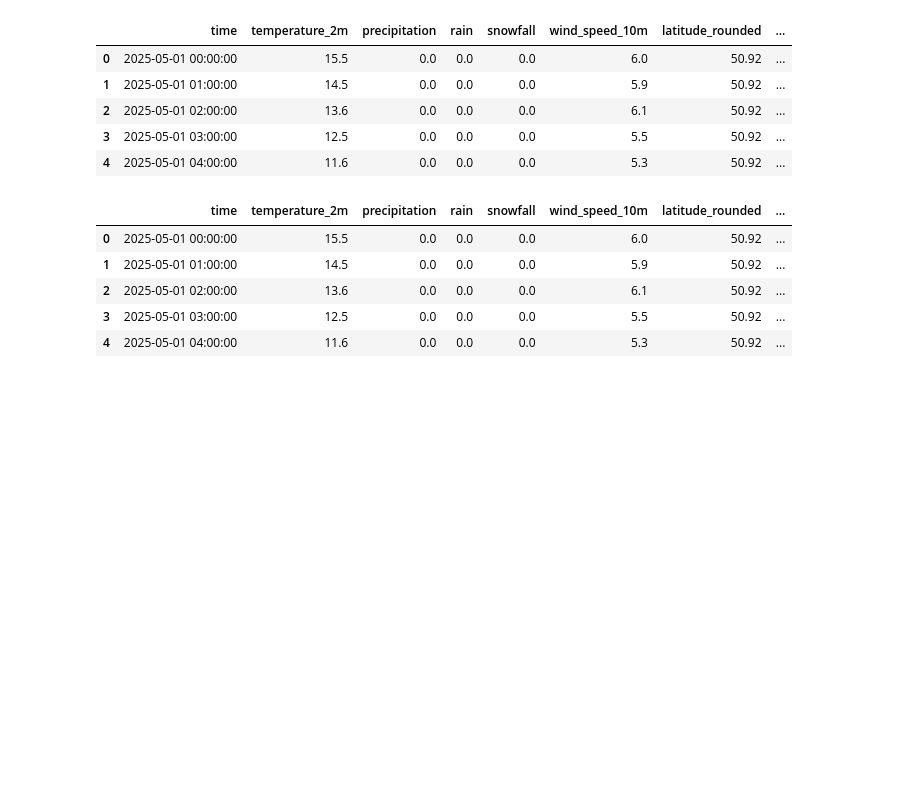
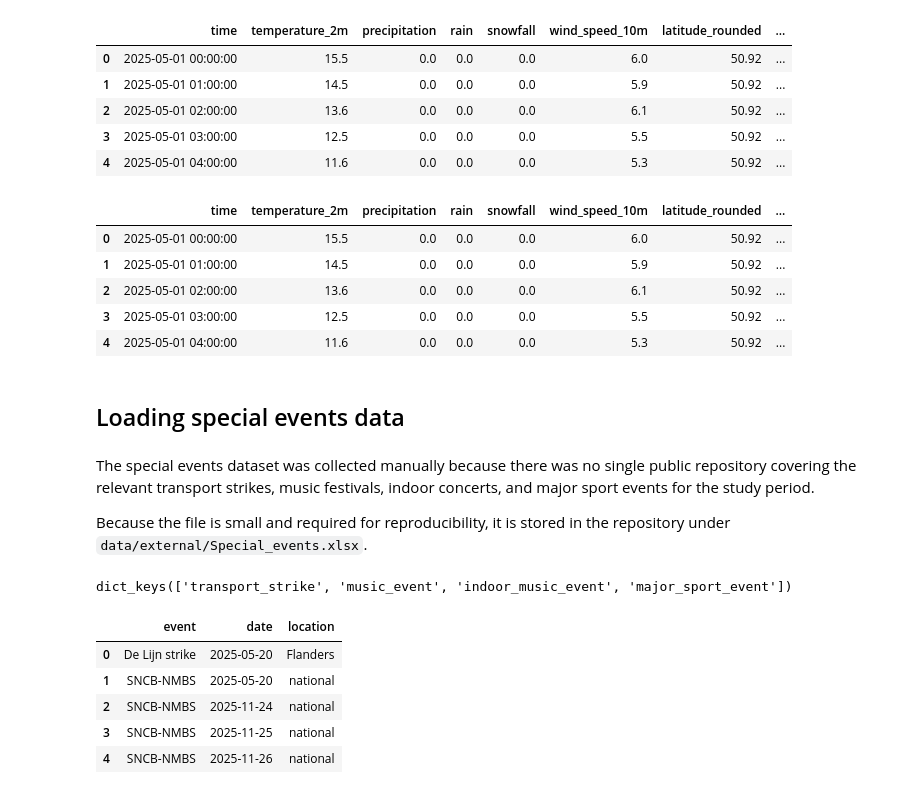
Before and after one commit to annasolodka/mda-cycling-traffic-analysis, a Jupyter notebook: notebooks/01_load_data.ipynb, the cells around one changed output. Cells and saved outputs as stored; diff of their text form; code cells hidden in the pictures; blank space fills up the shorter version.

```diff
--- a/notebooks/01_load_data.ipynb
+++ b/notebooks/01_load_data.ipynb
@@ -774,2 +776,8 @@ weather_data.to_csv(
     index=False
 )
+# %% [markdown]
+## Loading special events data
+# %% [markdown]
+The special events dataset was collected manually because there was no single public repository covering the relevant transport strikes, music festivals, indoor concerts, and major sport events for the study period.
+
+Because the file is small and required for reproducibility, it is stored in the repository under `data/external/Special_events.xlsx`.
@@ -775,0 +786,10 @@ weather_data.to_csv(
+# %%
+event_sheets = pd.read_excel(
+    event_data_path,
+    sheet_name=None,
+    engine="openpyxl"
+)
+
+event_sheets.keys()
+# %% [output]
+dict_keys(['transport_strike', 'music_event', 'indoor_music_event', 'major_sport_event'])
@@ -775,0 +801,9 @@ weather_data.to_csv(
+# %%
+strikes.head()
+# %% [output]
+|  | event | date | location |
+| 0 | De Lijn strike | 2025-05-20 | Flanders |
+| 1 | SNCB-NMBS | 2025-05-20 | national |
+| 2 | SNCB-NMBS | 2025-11-24 | national |
+| 3 | SNCB-NMBS | 2025-11-25 | national |
+| 4 | SNCB-NMBS | 2025-11-26 | national |
```
Also changed, not shown: parts of 8 cells of this notebook, 1 other file.
